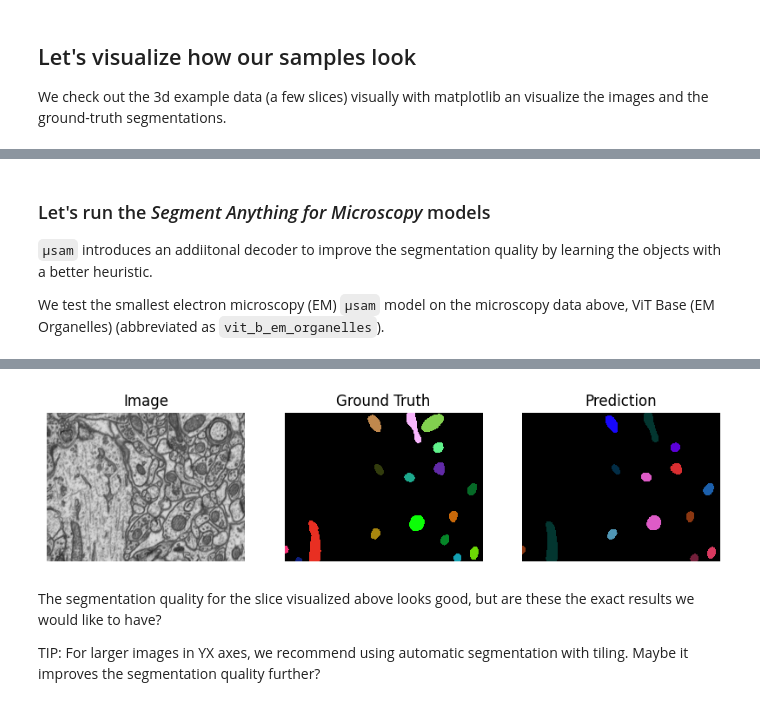
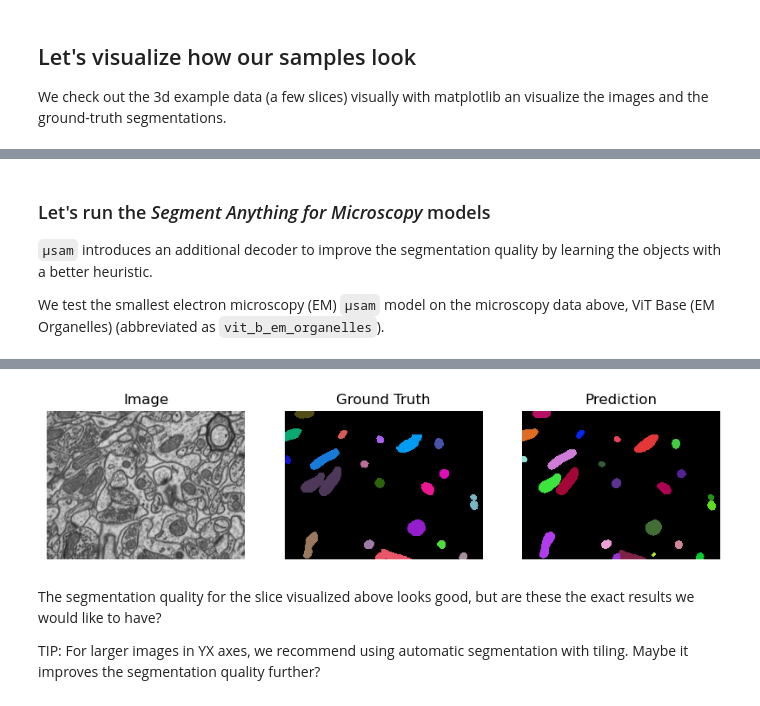
Before and after one commit to computational-cell-analytics/micro-sam, a Jupyter notebook: notebooks/automatic_segmentation.ipynb, the cells around one changed output, grey strips where cells are left out. Saved outputs shown, nothing was run; the diff lists cells and outputs as text; code cells hidden in the pictures.

```diff
--- a/notebooks/automatic_segmentation.ipynb
+++ b/notebooks/automatic_segmentation.ipynb
@@ -175,4 +173,25 @@ for sample_path in sample_paths:
 # %%
+def get_image_label_data(sample_path):
+    """Returns the expected image and label data.
+
+    Args:
+        sample_path: The filepath to the h5 file for Covid-IF data.
+
+    Returns
+        The raw image.
+        The corresponding cell segmentation labels.
+    """
+    with h5py.File(sample_path, "r") as f:
+        cell_channel = f["raw/serum_IgG/s0"][:]
+        nucleus_channel = f["raw/nuclei/s0"][:]
+        raw = np.stack(
+            [cell_channel, nucleus_channel, np.zeros_like(cell_channel)], axis=-1,
+        )
+        labels = f["labels/cells/s0"][:]
+
+    return raw, labels
+
+
 def run_automatic_mask_generation(
     image: np.ndarray,
     ndim: int,
@@ -322,9 +341,7 @@ We test the smallest light microscopy (LM) `µsam` model on the microscopy data,
 model_choice = "vit_b_lm"
 
 for sample_path in sample_paths:
-    with h5py.File(sample_path, "r") as f:
-        raw = f["raw/serum_IgG/s0"][:]
-        labels = f["labels/cells/s0"][:]
+    raw, labels = get_image_label_data(sample_path)
 
     # NOTE: If you have large images, we recommend using tiling for automatic segmentation.
     # eg. for a training patch size of (512, 512), you can provide the following example combination:
@@ -348,9 +363,7 @@ Since the method builds on `µsam`, the offered models are directly compatible w
 model_choice = "vit_b_lm"
 
 for sample_path in sample_paths:
-    with h5py.File(sample_path, "r") as f:
-        raw = f["raw/serum_IgG/s0"][:]
-        labels = f["labels/cells/s0"][:]
+    raw, labels = get_image_label_data(sample_path)
 
     # NOTE: If you have large images, we recommend using tiling for automatic segmentation.
     # eg. for a training patch size of (512, 512), you can provide the following example combination:
@@ -372,9 +387,7 @@ We test the smallest default SAM model on the microscopy data, ViT Base (abbrevi
 model_choice = "vit_b"
 
 for sample_path in sample_paths:
-    with h5py.File(sample_path, "r") as f:
-        raw = f["raw/serum_IgG/s0"][:]
-        labels = f["labels/cells/s0"][:]
+    raw, labels = get_image_label_data(sample_path)
 
     # NOTE: If you have large images, we recommend using tiling for automatic segmentation.
     # eg. for a training patch size of (512, 512), you can provide the following example combination:
@@ -422,15 +434,14 @@ for curr_slice in chosen_slices:
 # %% [markdown]
 ### Let's run the *Segment Anything for Microscopy* models
 
-`µsam` introduces an addiitonal decoder to improve the segmentation quality by learning the objects with a better heuristic.
+`µsam` introduces an additional decoder to improve the segmentation quality by learning the objects with a better heuristic.
 
 We test the smallest electron microscopy (EM) `µsam` model on the microscopy data above, ViT Base (EM Organelles) (abbreviated as `vit_b_em_organelles`).
 # %%
 model_choice = "vit_b_em_organelles"
 
-with h5py.File(volume_path, "r") as f:
-    raw = f["raw"][:]
-    labels = f["labels"][:]
+# NOTE: For simplicity, let's infer on the first four slices.
+raw, labels = raw[:4], labels[:4]
 
 # NOTE: If you have large images (even in 3d, we recommend using tiling for automatic segmentation.
 # eg. for a training patch size of (512, 512), you can provide the following example combination:
@@ -438,7 +449,7 @@ with h5py.File(volume_path, "r") as f:
 prediction = run_automatic_instance_segmentation(raw, ndim=3, model_type=model_choice)
 
 # Let's check a few slices for visualization.
-chosen_slices = [80]  # Add more slice ids ranging between the z-range [0, 165) to visualize the images and corresponding labels.
+chosen_slices = [2]  # Add more slice ids ranging between the z-range [0, 165) to visualize the images and corresponding labels.
 
 for curr_slice in chosen_slices:
     plot_samples(image=raw[curr_slice], gt=labels[curr_slice], segmentation=prediction[curr_slice], enhance_image=False)
@@ -450,4 +459,4 @@ Downloading file 'vit_b_em_organelles_decoder' from 'https://uk1s3.embassy.ebi.a
-[figure, old version]
+[figure, new version]
 # %% [markdown]
 The segmentation quality for the slice visualized above looks good, but are these the exact results we would like to have?
 
```
Also changed, not shown: parts of 14 cells of this notebook.
